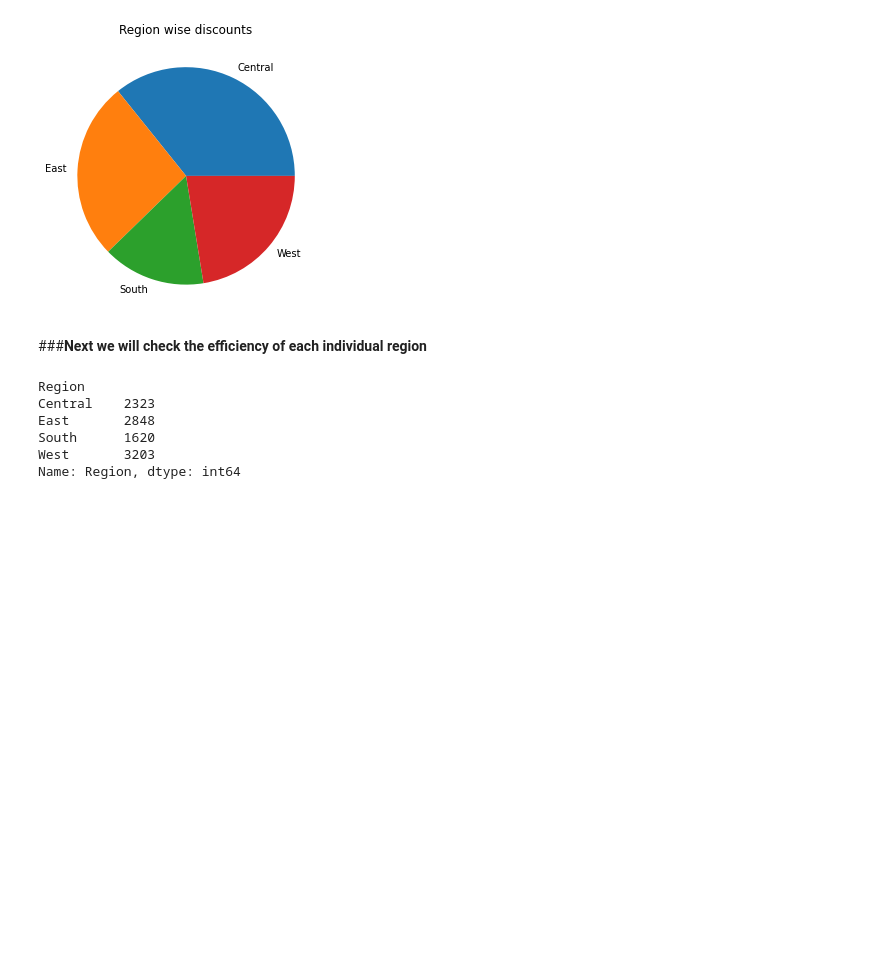
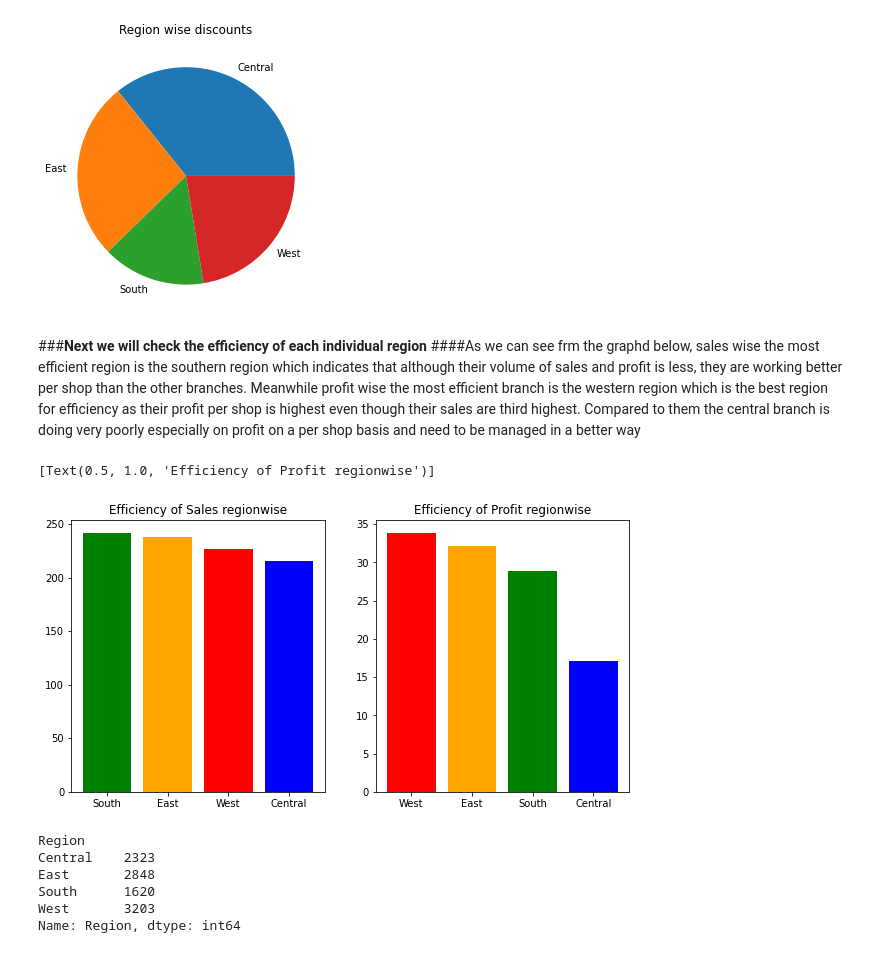
Before and after one commit to sury1999/Data-Analysis-Projects, a Jupyter notebook: Grip_Task_3_Exploratory_Data_Analysis.ipynb, the cells around one changed output. Drawn from its saved outputs; the diff is of its cells as text; code cells hidden in the pictures; blank space fills up the shorter version.

Commit message:
Region wise efficiency has been found out

```diff
--- a/Grip_Task_3_Exploratory_Data_Analysis.ipynb
+++ b/Grip_Task_3_Exploratory_Data_Analysis.ipynb
@@ -60,8 +60,22 @@ df.groupby('Region')['Discount'].sum().plot(kind='pie', title='Region wise disco
 # %% [output]
 <matplotlib.axes._subplots.AxesSubplot at 0x...>
 [figure]
-# %% [markdown]
-###**Next we will check the efficiency of each individual region**
+# %% [markdown]
+###**Next we will check the efficiency of each individual region**
+####As we can see frm the graphd below, sales wise the most efficient region is the southern region which indicates that although their volume of sales and profit is less, they are working better per shop than the other branches. Meanwhile profit wise the most efficient branch is the western region which is the best region for efficiency as their profit per shop is highest even though their sales are third highest. Compared to them the central branch is doing very poorly especially on profit on a per shop basis and need to be managed in a better way
+# %%
+fig, ax = plt.subplots(nrows=1, ncols=2, figsize=(10,5))
+n1 = df.groupby('Region')['Sales'].sum() / df.groupby('Region')['State'].count()
+n2 = df.groupby('Region')['Profit'].sum() / df.groupby('Region')['State'].count()
+n1 = n1.sort_values(ascending=False)
+n2 = n2.sort_values(ascending=False)
+ax[0].bar(['South', 'East', 'West', 'Central'], n1, color= ['green', 'orange', 'red', 'blue'])
+ax[0].set(title='Efficiency of Sales regionwise')
+ax[1].bar(['West', 'East', 'South', 'Central'], n2, color= ['red', 'orange', 'green', 'blue'])
+ax[1].set(title='Efficiency of Profit regionwise')
+# %% [output]
+[Text(0.5, 1.0, 'Efficiency of Profit regionwise')]
+[figure, added]
 # %%
 df.groupby('Region')['Region'].count()
 # %% [output]
```
Also changed, not shown: parts of 3 cells of this notebook.
